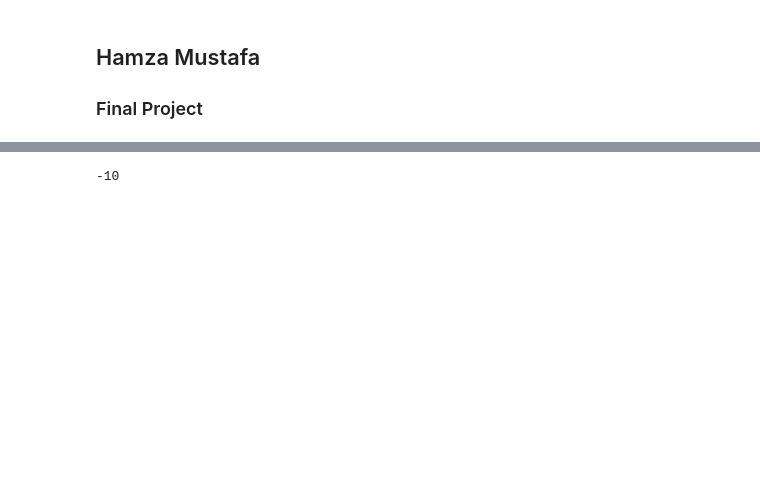
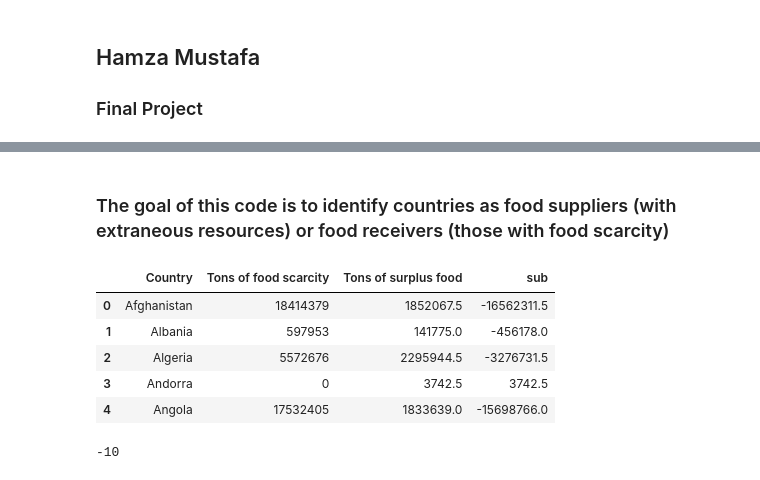
Before and after one commit to Michael73MGD/AppliedMachineLearning, a Jupyter notebook: FinalTree.ipynb, the cells around one changed output, grey strips where cells are left out. Saved outputs shown, nothing was run; the diff lists cells and outputs as text; code cells hidden in the pictures; blank space fills up the shorter version.

```diff
--- a/FinalTree.ipynb
+++ b/FinalTree.ipynb
@@ -49,3 +12,27 @@ clean_df['sub'] = clean_df['Tons of surplus food']-clean_df['Tons of food scarci
+# %% [markdown]
+### The goal of this code is to identify countries as food suppliers (with extraneous resources) or food receivers (those with food scarcity)
+# %%
+# We manually added some information to the dataset including GDP, infant mortality rate, and life expectancy
+
+# Extended Dataset path
+dataset_path = "processed_data/Extended_Dataset.csv"
+
+# Load csv file into a dataframe
+df = pd.read_csv(dataset_path)
+
+#Select desired columns
+clean_df = df[['Country', 'Tons of food scarcity', 'Tons of surplus food']].copy()
+
+clean_df['sub'] = clean_df['Tons of surplus food']-clean_df['Tons of food scarcity']
+
+clean_df.head()
+# %% [output]
+|  | Country | Tons of food scarcity | Tons of surplus food | sub |
+| 0 | Afghanistan | 18414379 | 1852067.5 | -16562311.5 |
+| 1 | Albania | 597953 | 141775.0 | -456178.0 |
+| 2 | Algeria | 5572676 | 2295944.5 | -3276731.5 |
+| 3 | Andorra | 0 | 3742.5 | 3742.5 |
+| 4 | Angola | 17532405 | 1833639.0 | -15698766.0 |
 # %%
 
 negative_values = clean_df[clean_df['sub'] < 0]['sub']
```
Also changed, not shown: parts of 7 cells of this notebook, 2 other files.
